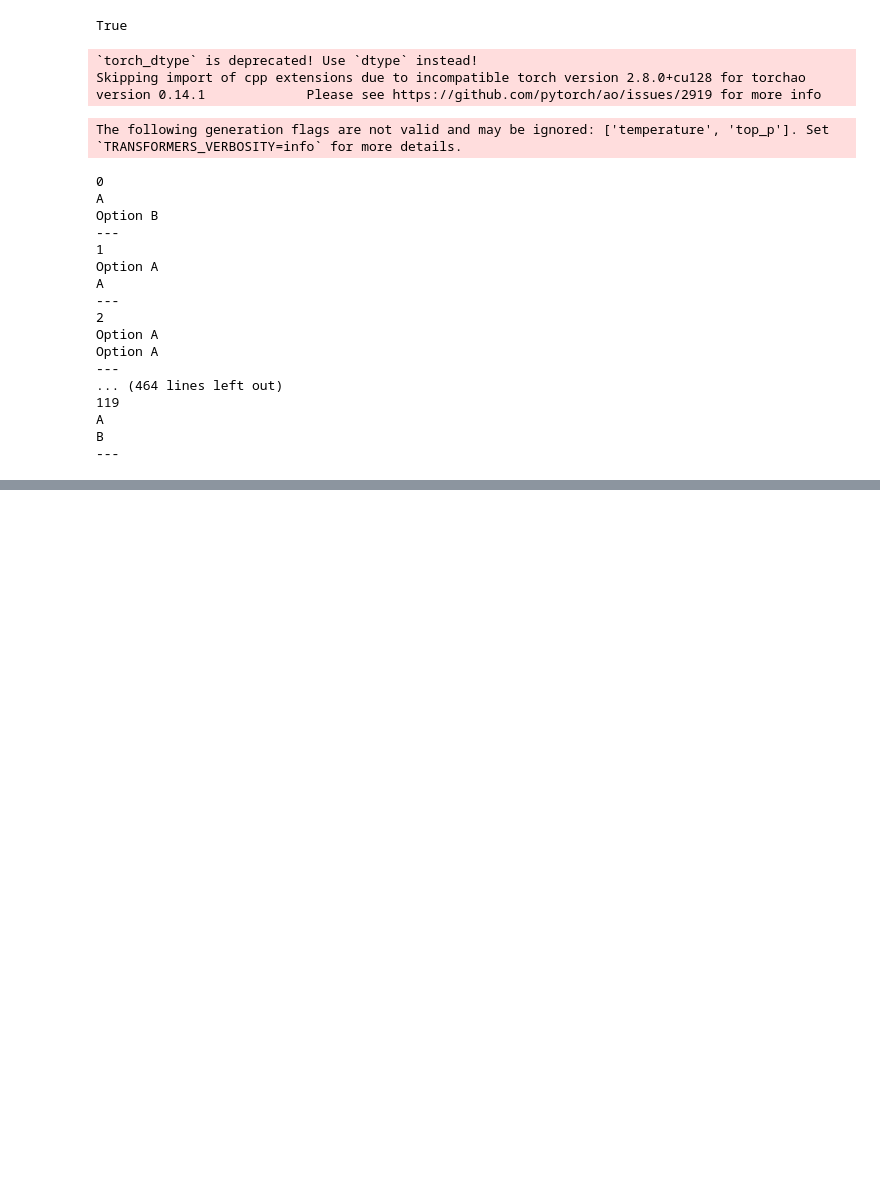
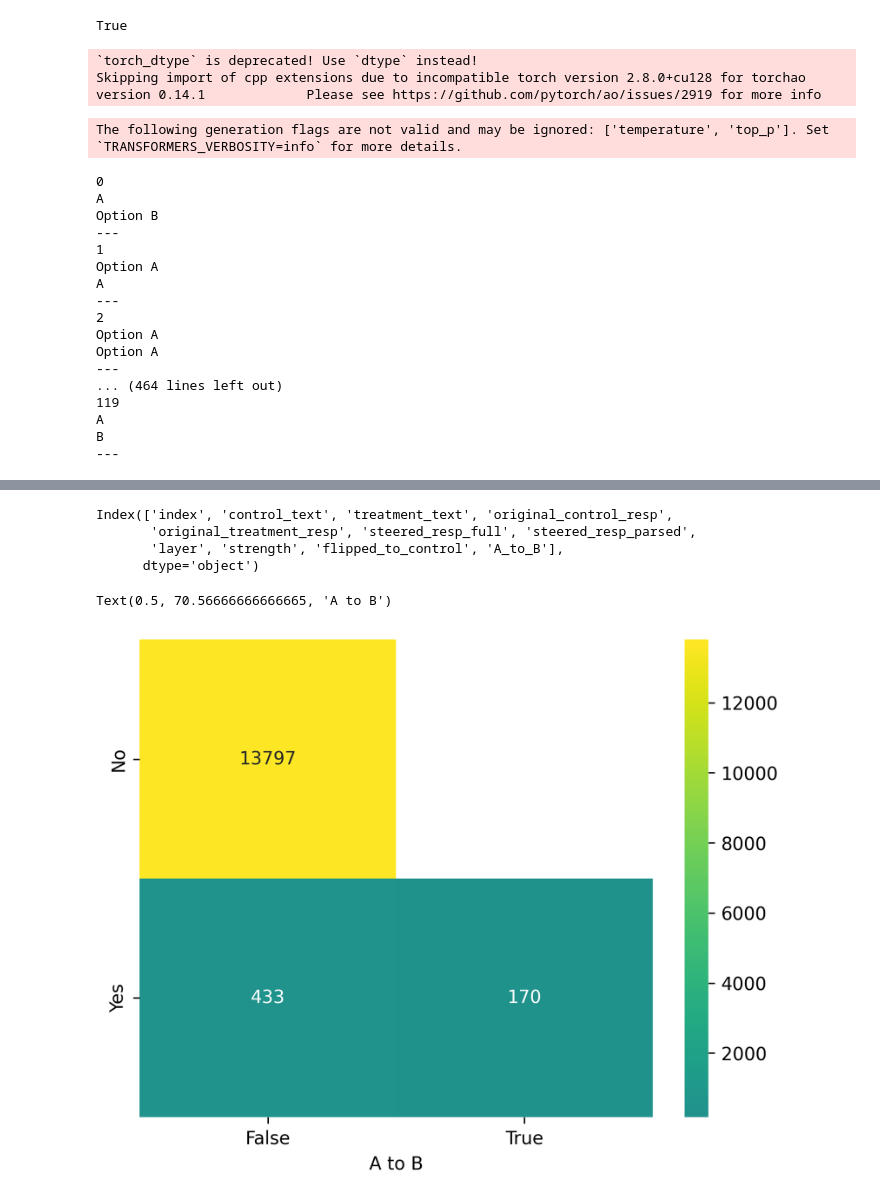
Before and after one commit to johnathansun/InstructedToBias, a Jupyter notebook: js_certainty_steering.ipynb, the cells around one changed output, grey strips where cells are left out. Cells and saved outputs as stored; diff of their text form; code cells hidden in the pictures; blank space fills up the shorter version.

```diff
--- a/js_certainty_steering.ipynb
+++ b/js_certainty_steering.ipynb
@@ -126,0 +837,13 @@ df_switch_sample.to_csv('Question_Subsets/certainty_effect_pairs_switch_sample.c
+# %%
+print("Evaluating steering vectors on test set...")
+steering_results = run_steering_evaluation(
+    test_df=df_switch_test,
+    layers_to_test=list(range(num_layers)),
+    steering_vectors=steering_vectors,
+    strengths=[-2.0, -1.5, -1.0, -0.5, 0, 0.5, 1.0, 1.5, 2.0],
+    save_path='steering_evaluation_results.csv'
+)
+
+# Summary by layer and strength
+print("\nSummary (flip rate by layer and strength):")
+print(steering_results.groupby(['layer', 'strength'])['flipped_to_control'].mean())
@@ -126,0 +878,20 @@ df_switch_sample.to_csv('Question_Subsets/certainty_effect_pairs_switch_sample.c
+# %%
+steering_results['A_to_B'] = steering_results.apply(lambda row: True if (row['original_treatment_resp'] == 'A') and (row['steered_resp_parsed'] == 'B') else False, axis=1)
+# %%
+steering_results.columns
+# %% [output]
+Index(['index', 'control_text', 'treatment_text', 'original_control_resp',
+       'original_treatment_resp', 'steered_resp_full', 'steered_resp_parsed',
+       'layer', 'strength', 'flipped_to_control', 'A_to_B'],
+      dtype='object')
+# %%
+# create 2x2 heatmap of flipped_to_control and A_to_B, add False True to the heatmap
+test_group = steering_results.groupby(['flipped_to_control', 'A_to_B'])['A_to_B'].count()
+test_group = test_group.unstack()
+test_group.columns = ['False', 'True']
+test_group.index = ['No', 'Yes']
+sns.heatmap(test_group, annot=True, cmap='viridis', center=0.5, fmt='.0f')
+plt.xlabel('A to B')
+# %% [output]
+Text(0.5, 70.56666666666665, 'A to B')
+[figure, added]
```
Also changed, not shown: parts of 28 cells of this notebook, 32 other files.
